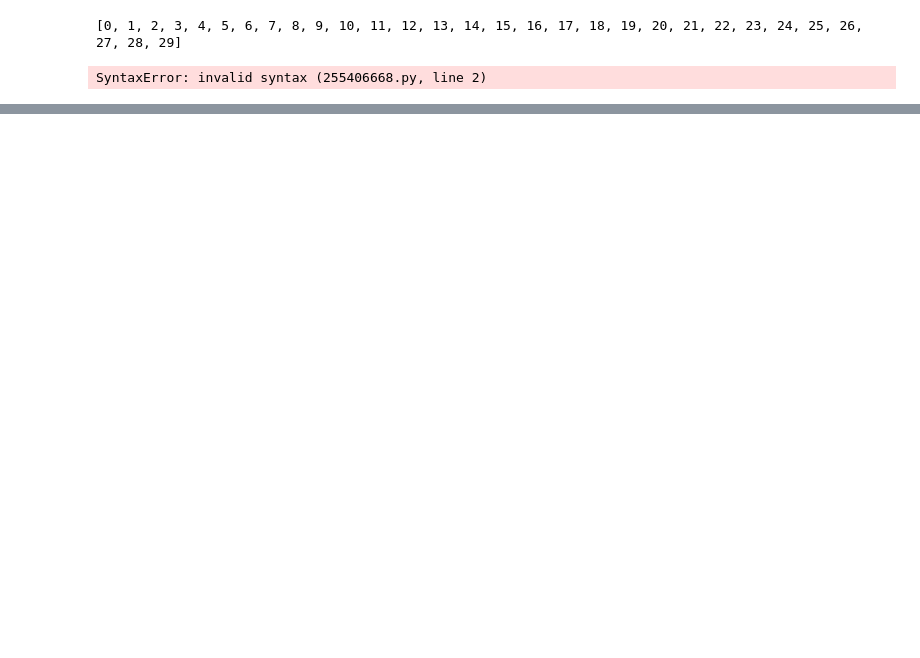
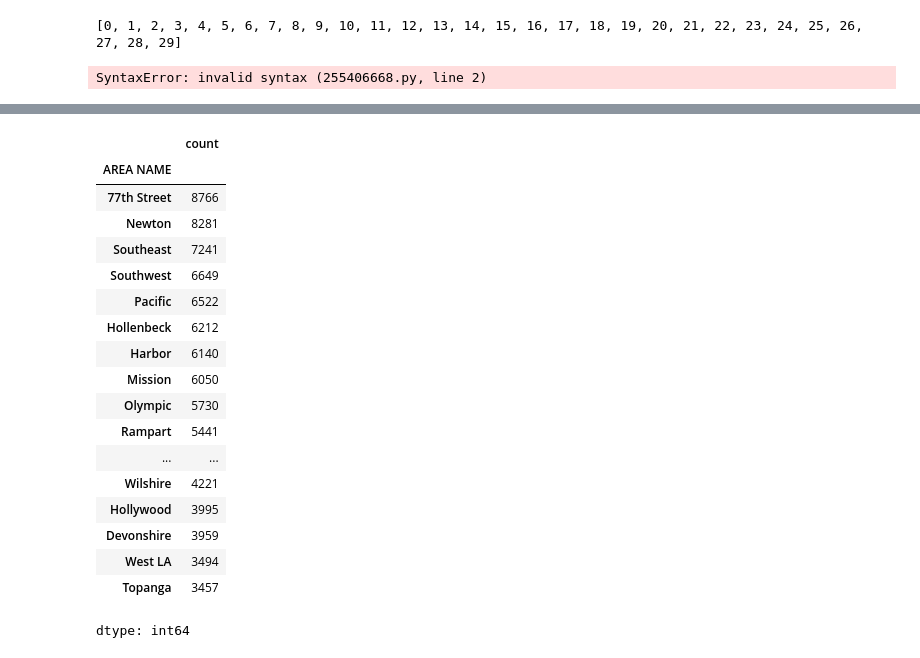
Before and after one commit to lucassilva-aiengineer/Analise-Crime-Reports-Austin, a Jupyter notebook: projeto-1/analise_dados_para_seguro_de_vida.ipynb, the cells around one changed output, grey strips where cells are left out. Cells and saved outputs as stored; diff of their text form; code cells hidden in the pictures; blank space fills up the shorter version.

```diff
--- a/projeto-1/analise_dados_para_seguro_de_vida.ipynb
+++ b/projeto-1/analise_dados_para_seguro_de_vida.ipynb
@@ -189,0 +294,22 @@ dicionario_crimes
+# %%
+df_roubo_carros['AREA NAME'].value_counts()
+# %% [output]
+|  | count |
+| AREA NAME |  |
+| 77th Street | 8766 |
+| Newton | 8281 |
+| Southeast | 7241 |
+| Southwest | 6649 |
+| Pacific | 6522 |
+| Hollenbeck | 6212 |
+| Harbor | 6140 |
+| Mission | 6050 |
+| Olympic | 5730 |
+| Rampart | 5441 |
+| ... | ... |
+| Wilshire | 4221 |
+| Hollywood | 3995 |
+| Devonshire | 3959 |
+| West LA | 3494 |
+| Topanga | 3457 |
+dtype: int64
```
Also changed, not shown: parts of 21 cells of this notebook.
